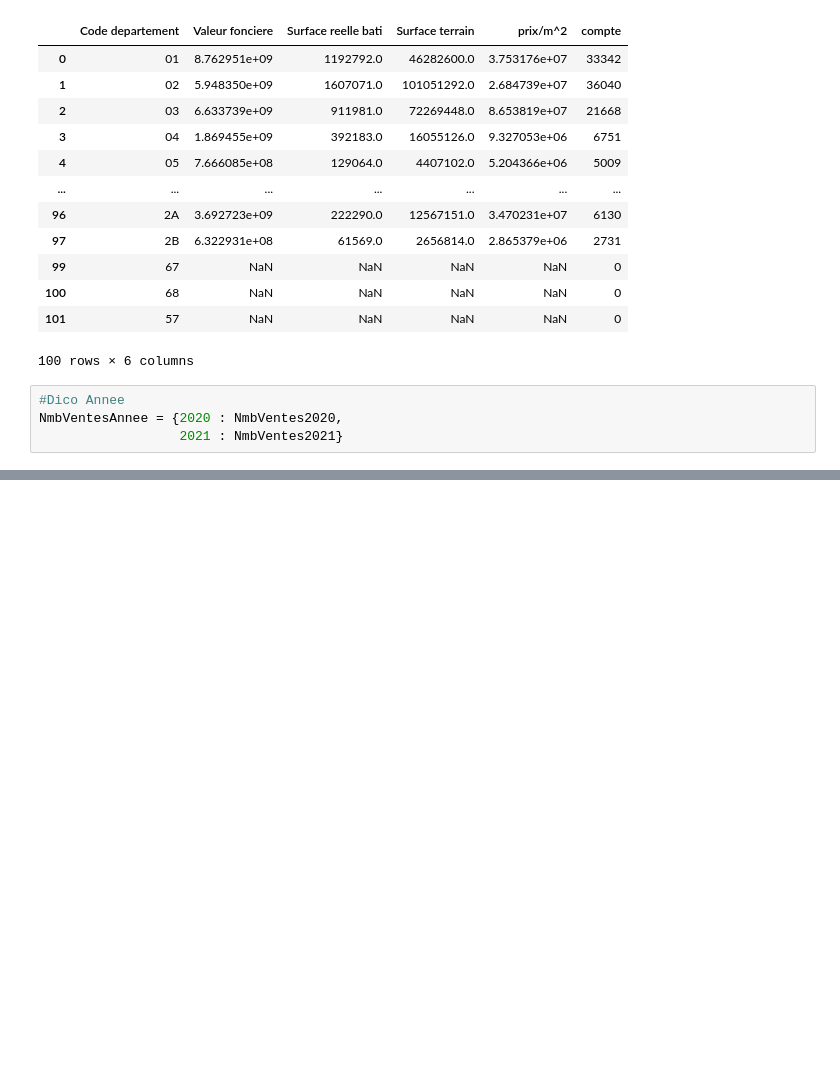
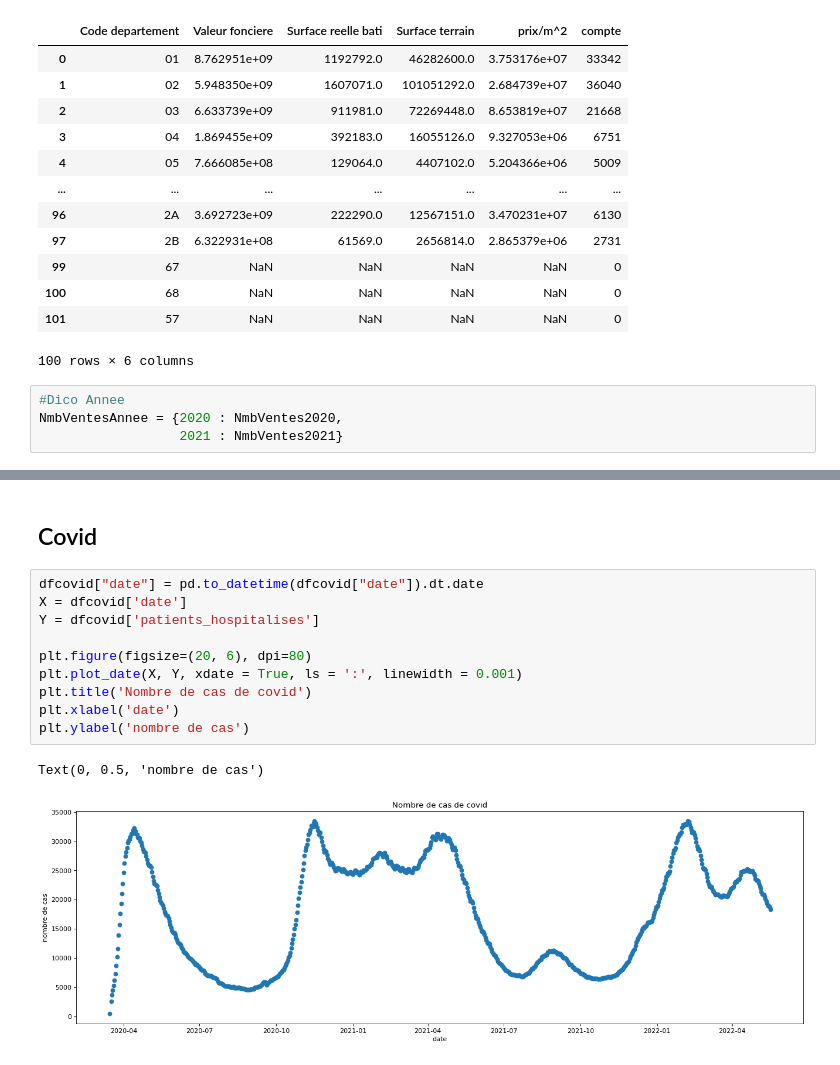
Before and after one commit to strawhattom/DVF, a Jupyter notebook: notebooks/DVF_visualisation.ipynb, the cells around one changed output, grey strips where cells are left out. Saved outputs shown, nothing was run; the diff lists cells and outputs as text; blank space fills up the shorter version.

```diff
--- a/notebooks/DVF_visualisation.ipynb
+++ b/notebooks/DVF_visualisation.ipynb
@@ -255,0 +244,15 @@ afficheDiff(type = 2, nom_region = "metropole")
+# %% [markdown]
+## Covid
+# %%
+dfcovid["date"] = pd.to_datetime(dfcovid["date"]).dt.date
+X = dfcovid['date']
+Y = dfcovid['patients_hospitalises']
+
+plt.figure(figsize=(20, 6), dpi=80)
+plt.plot_date(X, Y, xdate = True, ls = ':', linewidth = 0.001)
+plt.title('Nombre de cas de covid')
+plt.xlabel('date')
+plt.ylabel('nombre de cas')
+# %% [output]
+Text(0, 0.5, 'nombre de cas')
+[figure, added]
```
Also changed, not shown: parts of 12 cells of this notebook.
